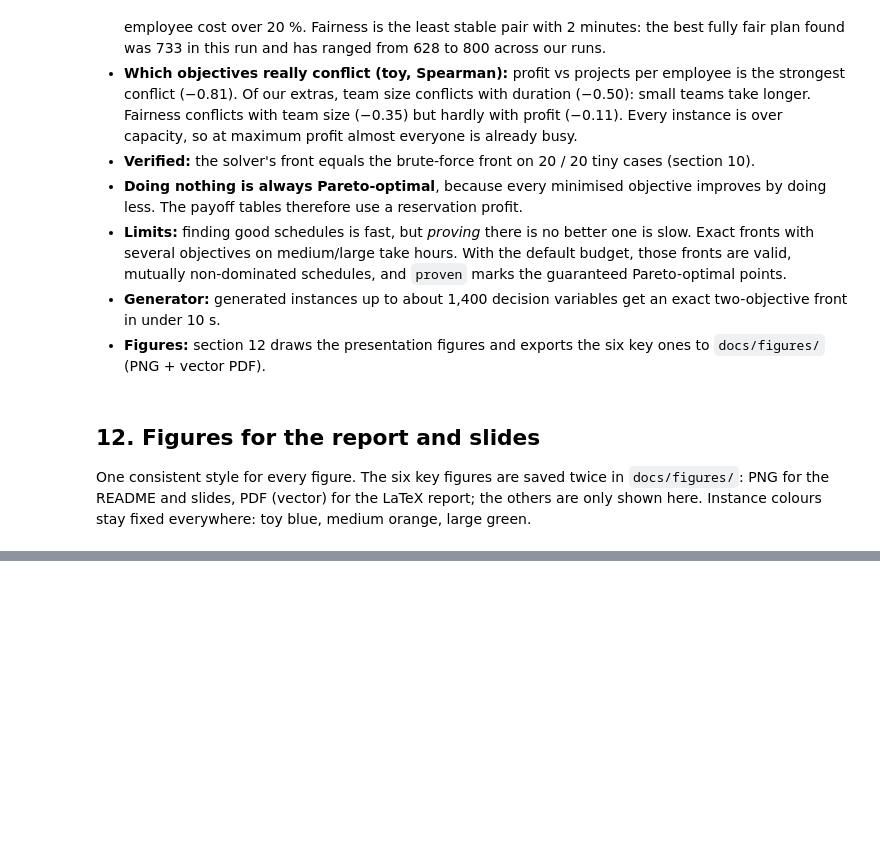
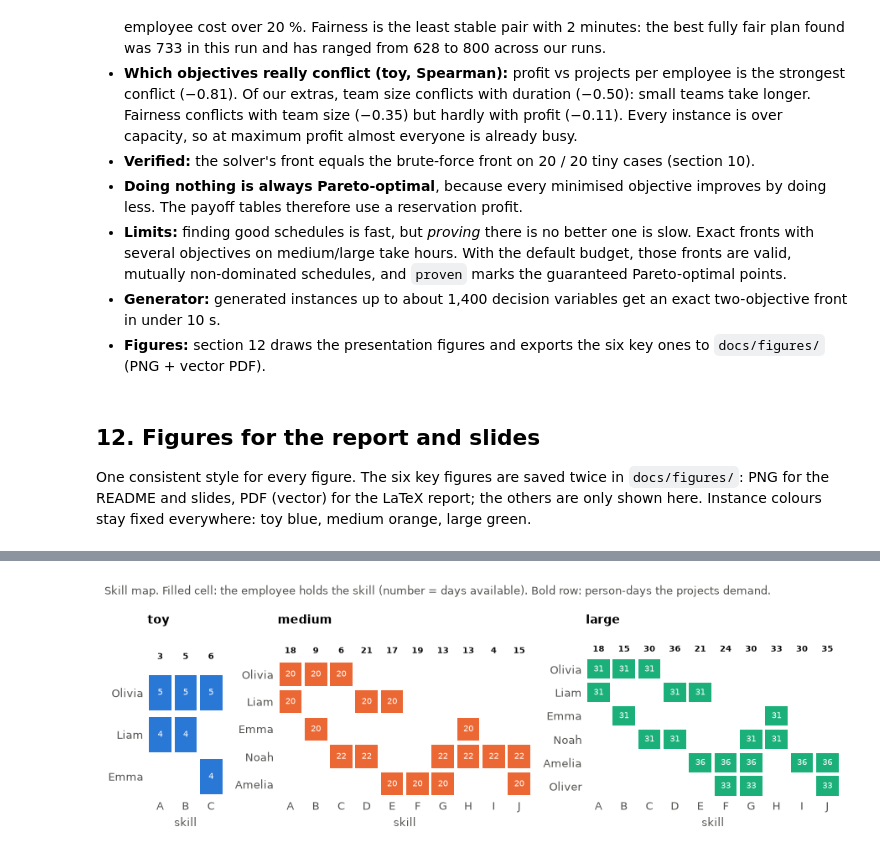
Before and after one commit to amithkm9/Decision_Modeling, a Jupyter notebook: CompuOpti_staffing_improved (1).ipynb, the cells around one changed output, grey strips where cells are left out. Drawn from its saved outputs; the diff is of its cells as text; code cells hidden in the pictures; blank space fills up the shorter version.

```diff
--- a/CompuOpti_staffing_improved (1).ipynb
+++ b/CompuOpti_staffing_improved (1).ipynb
@@ -1077,0 +1098,25 @@ def save(fig, name):
+# %%
+fig, axes = plt.subplots(1, 3, figsize=(9, 3.1), gridspec_kw={"width_ratios": [3, 10, 10]})
+for ax, (n, I) in zip(axes, INST.items(), strict=True):
+    Q = sorted({q for j in I["jobs"] for q in j["req"]})
+    for r, s in enumerate(I["staff"]):
+        for c, q in enumerate(Q):
+            if q in s["qualifications"]:
+                ax.add_patch(plt.Rectangle((c - 0.44, r - 0.42), 0.88, 0.84, color=INST_COLOR[n], lw=0))
+                ax.text(c, r, I["horizon"] - len(s["vacations"]), ha="center", va="center",
+                        fontsize=7.5, color="white")
+    for c, q in enumerate(Q):
+        ax.text(c, -0.85, sum(j["req"].get(q, 0) for j in I["jobs"]), ha="center", va="center",
+                fontsize=7.5, color=INK, weight="bold")
+    ax.set(xlim=(-0.5, len(Q) - 0.5), ylim=(len(I["staff"]) - 0.5, -1.25), xticks=range(len(Q)),
+           xticklabels=Q, yticks=range(len(I["staff"])), yticklabels=list(I["S"]), xlabel="skill")
+    ax.set_title(n, pad=14)
+    ax.grid(False)
+    ax.spines[["left", "bottom"]].set_visible(False)
+    ax.tick_params(length=0)
+fig.suptitle("Skill map. Filled cell: the employee holds the skill (number = days available). "
+             "Bold row: person-days the projects demand.", x=0.01, ha="left", fontsize=9, color=INK2)
+fig.tight_layout()
+plt.show()
+# %% [output]
+[figure, added]
```
Also changed, not shown: parts of 2 cells of this notebook.
